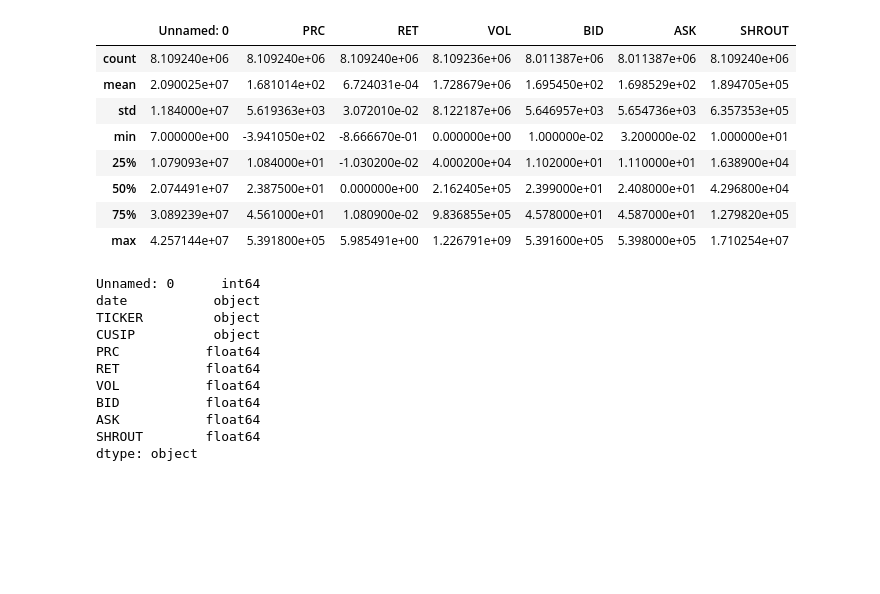
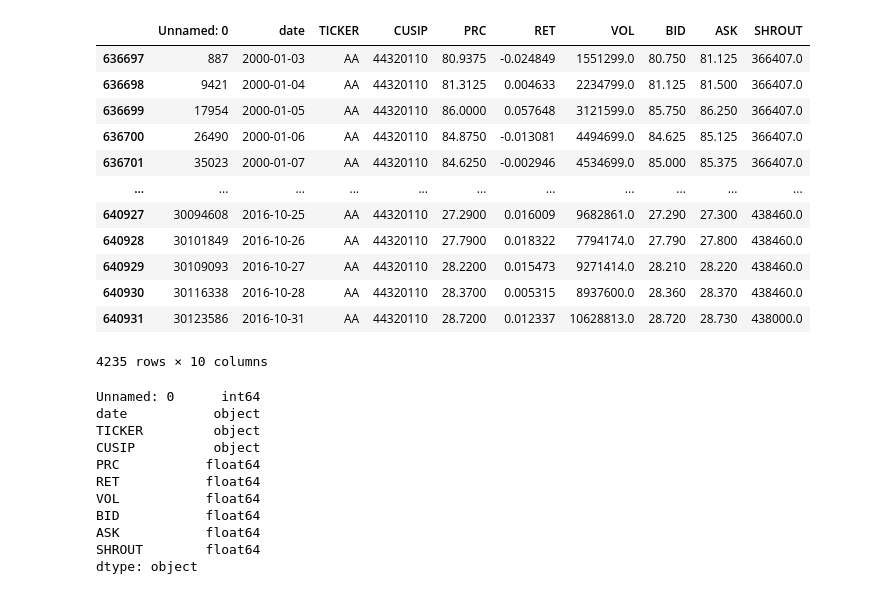
Before and after one commit to armaghannaveed/ExpectedShortFall, a Jupyter notebook: Parametric_Approach.ipynb, the cells around one changed output. Drawn from its saved outputs; the diff is of its cells as text; code cells hidden in the pictures; blank space fills up the shorter version.

Commit message:
Parametric approach update w/ historical mean

```diff
--- a/Parametric_Approach.ipynb
+++ b/Parametric_Approach.ipynb
@@ -23,12 +7,16 @@ company_dataset
-# %%
-company_dataset.describe()
-# %% [output]
-|  | Unnamed: 0 | PRC | RET | VOL | BID | ASK | SHROUT |
-| count | 8.109240e+06 | 8.109240e+06 | 8.109240e+06 | 8.109236e+06 | 8.011387e+06 | 8.011387e+06 | 8.109240e+06 |
-| mean | 2.090025e+07 | 1.681014e+02 | 6.724031e-04 | 1.728679e+06 | 1.695450e+02 | 1.698529e+02 | 1.894705e+05 |
-| std | 1.184000e+07 | 5.619363e+03 | 3.072010e-02 | 8.122187e+06 | 5.646957e+03 | 5.654736e+03 | 6.357353e+05 |
-| min | 7.000000e+00 | -3.941050e+02 | -8.666670e-01 | 0.000000e+00 | 1.000000e-02 | 3.200000e-02 | 1.000000e+01 |
-| 25% | 1.079093e+07 | 1.084000e+01 | -1.030200e-02 | 4.000200e+04 | 1.102000e+01 | 1.110000e+01 | 1.638900e+04 |
-| 50% | 2.074491e+07 | 2.387500e+01 | 0.000000e+00 | 2.162405e+05 | 2.399000e+01 | 2.408000e+01 | 4.296800e+04 |
-| 75% | 3.089239e+07 | 4.561000e+01 | 1.080900e-02 | 9.836855e+05 | 4.578000e+01 | 4.587000e+01 | 1.279820e+05 |
-| max | 4.257144e+07 | 5.391800e+05 | 5.985491e+00 | 1.226791e+09 | 5.391600e+05 | 5.398000e+05 | 1.710254e+07 |
+# %%
+company_dataset[company_dataset["TICKER"]=="AA"]
+# %% [output]
+|  | Unnamed: 0 | date | TICKER | CUSIP | PRC | RET | VOL | BID | ASK | SHROUT |
+| 636697 | 887 | 2000-01-03 | AA | 44320110 | 80.9375 | -0.024849 | 1551299.0 | 80.750 | 81.125 | 366407.0 |
+| 636698 | 9421 | 2000-01-04 | AA | 44320110 | 81.3125 | 0.004633 | 2234799.0 | 81.125 | 81.500 | 366407.0 |
+| 636699 | 17954 | 2000-01-05 | AA | 44320110 | 86.0000 | 0.057648 | 3121599.0 | 85.750 | 86.250 | 366407.0 |
+| 636700 | 26490 | 2000-01-06 | AA | 44320110 | 84.8750 | -0.013081 | 4494699.0 | 84.625 | 85.125 | 366407.0 |
+| 636701 | 35023 | 2000-01-07 | AA | 44320110 | 84.6250 | -0.002946 | 4534699.0 | 85.000 | 85.375 | 366407.0 |
+| ... | ... | ... | ... | ... | ... | ... | ... | ... | ... | ... |
+| 640927 | 30094608 | 2016-10-25 | AA | 44320110 | 27.2900 | 0.016009 | 9682861.0 | 27.290 | 27.300 | 438460.0 |
+| 640928 | 30101849 | 2016-10-26 | AA | 44320110 | 27.7900 | 0.018322 | 7794174.0 | 27.790 | 27.800 | 438460.0 |
+| 640929 | 30109093 | 2016-10-27 | AA | 44320110 | 28.2200 | 0.015473 | 9271414.0 | 28.210 | 28.220 | 438460.0 |
+| 640930 | 30116338 | 2016-10-28 | AA | 44320110 | 28.3700 | 0.005315 | 8937600.0 | 28.360 | 28.370 | 438460.0 |
+| 640931 | 30123586 | 2016-10-31 | AA | 44320110 | 28.7200 | 0.012337 | 10628813.0 | 28.720 | 28.730 | 438000.0 |
+4235 rows × 10 columns
```
Also changed, not shown: parts of 5 cells of this notebook.
